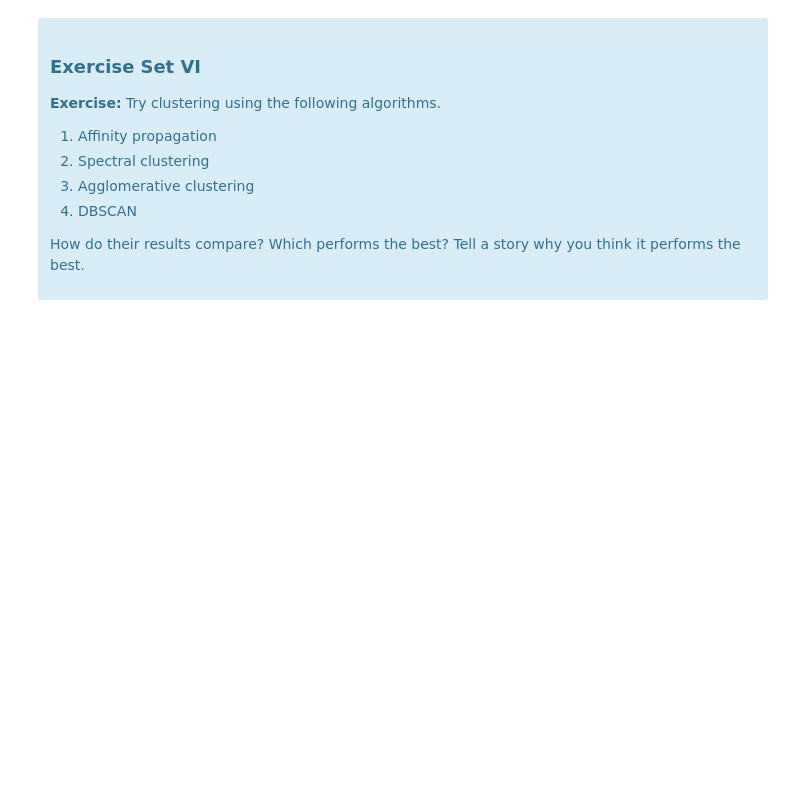
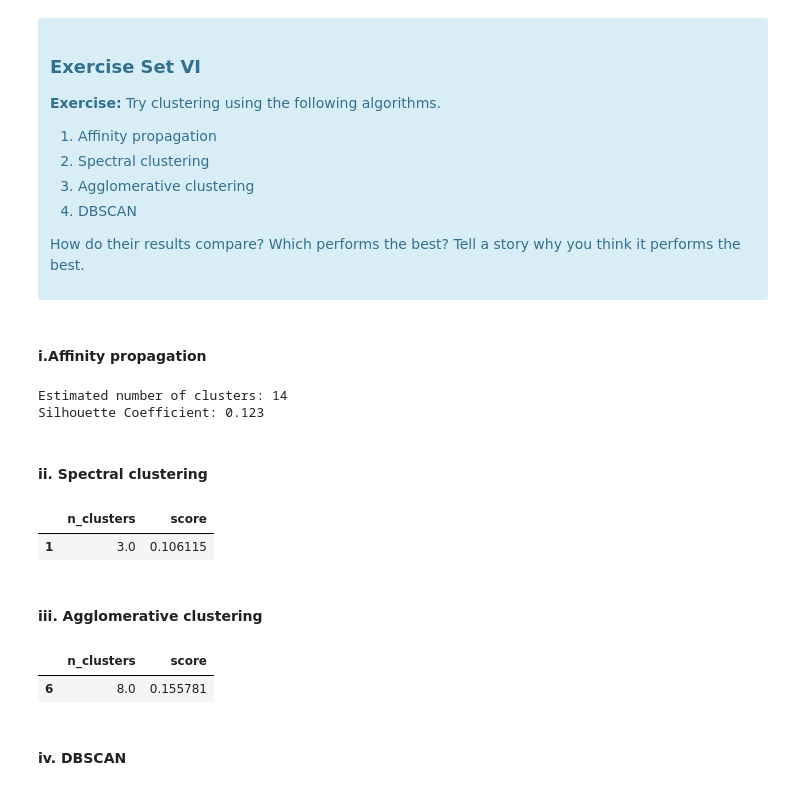
Before and after one commit to tevfikcagridural/customer_segmentation, a Jupyter notebook: Clustering_Case_Study_Customer_Segmentation_with_K_Means_Tier_3.ipynb, the cells around one changed output. Cells and saved outputs as stored; diff of their text form; code cells hidden in the pictures; blank space fills up the shorter version.

```diff
--- a/Clustering_Case_Study_Customer_Segmentation_with_K_Means_Tier_3.ipynb
+++ b/Clustering_Case_Study_Customer_Segmentation_with_K_Means_Tier_3.ipynb
@@ -564,0 +563,2 @@ Source: http://scikit-learn.org/stable/modules/clustering.html
+# %% [markdown]
+#### i.Affinity propagation
@@ -564,0 +568,15 @@ Source: http://scikit-learn.org/stable/modules/clustering.html
+# %%
+af = AffinityPropagation().fit(x_cols)
+cluster_centers_indices = af.cluster_centers_indices_
+labels = af.labels_
+
+n_clusters_ = len(cluster_centers_indices)
+
+print('Estimated number of clusters: %d' % n_clusters_)
+print("Silhouette Coefficient: %0.3f"
+      % metrics.silhouette_score(x_cols, labels))
+# %% [output]
+Estimated number of clusters: 14
+Silhouette Coefficient: 0.123
+# %% [markdown]
+#### ii. Spectral clustering
@@ -564,0 +585,25 @@ Source: http://scikit-learn.org/stable/modules/clustering.html
+# %%
+# Set the DataFrame of number of clusters and its slihouette score
+sc_clusters_and_scores = pd.DataFrame(columns=['n_clusters', 'score'])
+
+# Initialize clusterer for each cluster in the range of clusterers
+# and store cluster number and related score
+for n_clusters in range_n_clusters:
+  sc = SpectralClustering(n_clusters=n_clusters).fit(x_cols)
+  sc_labels = sc.labels_
+
+  # Compute the silhouette score of the clusterer
+  score = metrics.silhouette_score(x_cols, sc_labels)
+
+  # Add each number of cluster and score values to the DataFrame
+  new_row = {'n_clusters': n_clusters, 'score': score}
+  sc_clusters_and_scores = clusters_and_scores.append(new_row, ignore_index=True)
+
+# Get the highest score and related number of cluster
+max_score = sc_clusters_and_scores['score'].max()
+sc_clusters_and_scores[sc_clusters_and_scores['score'] == max_score]
+# %% [output]
+|  | n_clusters | score |
+| 1 | 3.0 | 0.106115 |
+# %% [markdown]
+#### iii. Agglomerative clustering
@@ -564,0 +612,25 @@ Source: http://scikit-learn.org/stable/modules/clustering.html
+# %%
+# Set the DataFrame of number of clusters and its slihouette score
+ag_clusters_and_scores = pd.DataFrame(columns=['n_clusters', 'score'])
+
+# Initialize clusterer for each cluster in the range of clusterers
+# and store cluster number and related score
+for n_clusters in range_n_clusters:
+  ag = AgglomerativeClustering(n_clusters=n_clusters).fit(x_cols)
+  ag_labels = ag.labels_
+
+  # Compute the silhouette score of the clusterer
+  score = metrics.silhouette_score(x_cols, ag_labels)
+
+  # Add each number of cluster and score values to the DataFrame
+  new_row = {'n_clusters': n_clusters, 'score': score}
+  ag_clusters_and_scores = ag_clusters_and_scores.append(new_row, ignore_index=True)
+
+# Get the highest score and related number of cluster
+max_score = ag_clusters_and_scores['score'].max()
+ag_clusters_and_scores[ag_clusters_and_scores['score'] == max_score]
+# %% [output]
+|  | n_clusters | score |
+| 6 | 8.0 | 0.155781 |
+# %% [markdown]
+#### iv. DBSCAN
```
Also changed, not shown: parts of 6 cells of this notebook.
